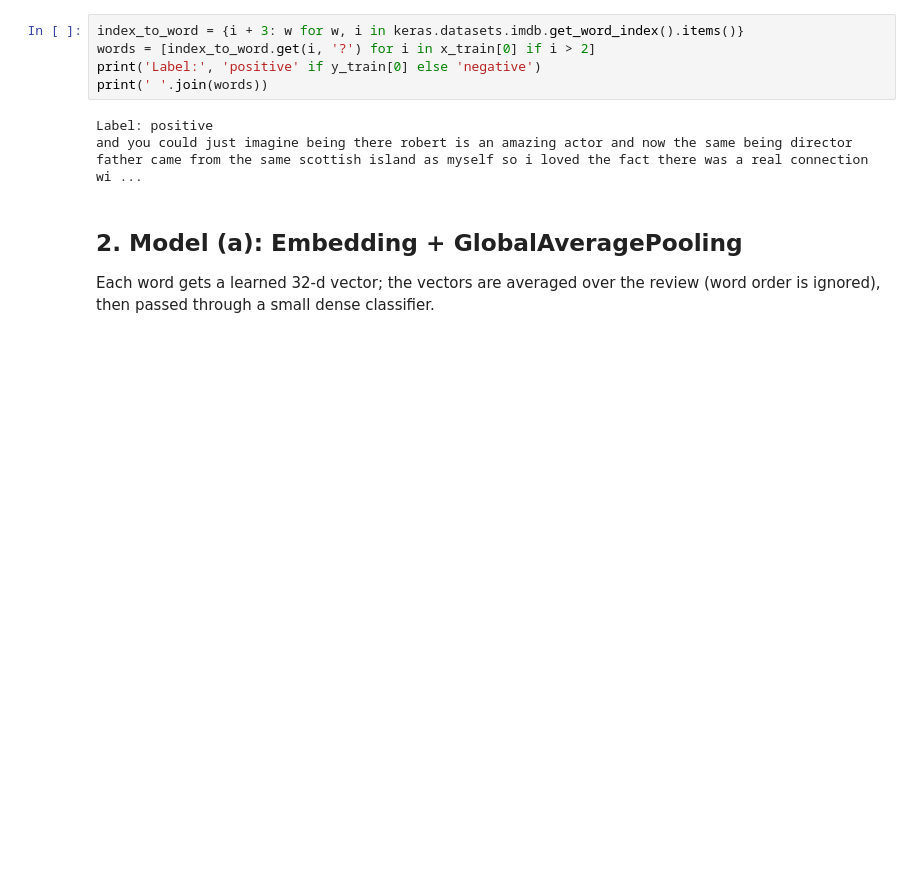
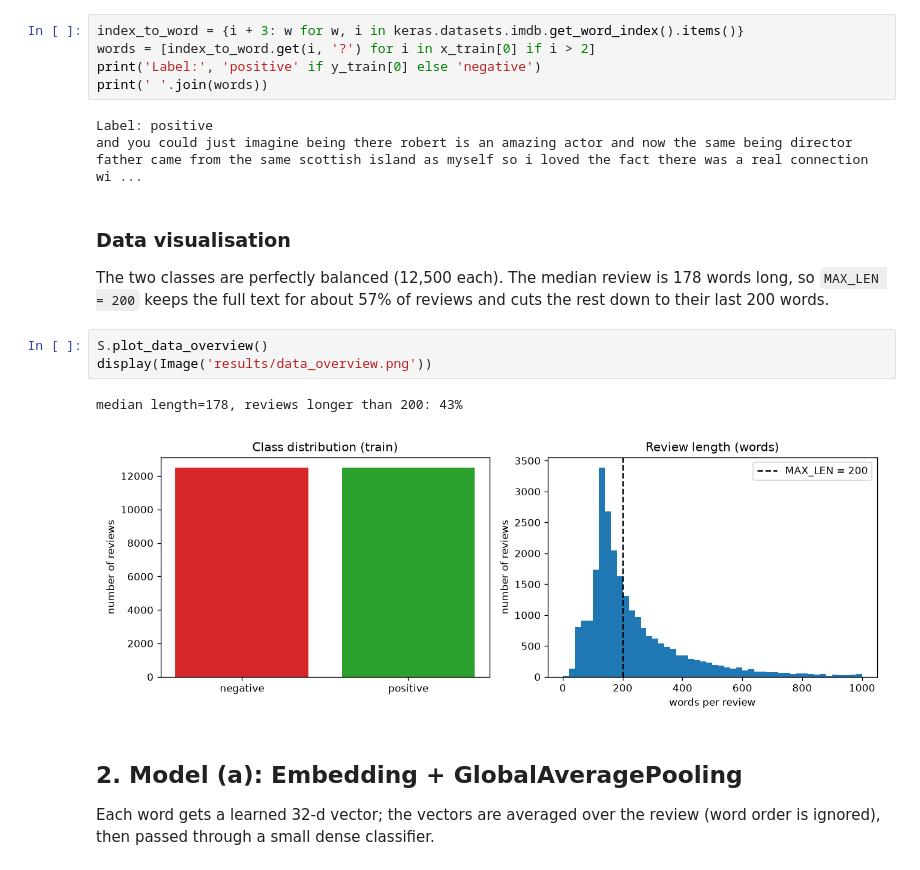
Before and after one commit to jsuryacodes/DLT-Sentiment-Analysis, a Jupyter notebook: sentiment_analysis.ipynb, the cells around one changed output. Cells and saved outputs as stored; diff of their text form; blank space fills up the shorter version.

```diff
--- a/sentiment_analysis.ipynb
+++ b/sentiment_analysis.ipynb
@@ -35,6 +35,16 @@ print(' '.join(words))
 # %% [output]
 Label: positive
 and you could just imagine being there robert is an amazing actor and now the same being director father came from the same scottish island as myself so i loved the fact there was a real connection wi ...
+# %% [markdown]
+### Data visualisation
+
+The two classes are perfectly balanced (12,500 each). The median review is 178 words long, so `MAX_LEN = 200` keeps the full text for about 57% of reviews and cuts the rest down to their last 200 words.
+# %%
+S.plot_data_overview()
+display(Image('results/data_overview.png'))
+# %% [output]
+median length=178, reviews longer than 200: 43%
+[figure, added]
 # %% [markdown]
 ## 2. Model (a): Embedding + GlobalAveragePooling
 
```
Also changed, not shown: parts of 8 cells of this notebook, 5 other files.
